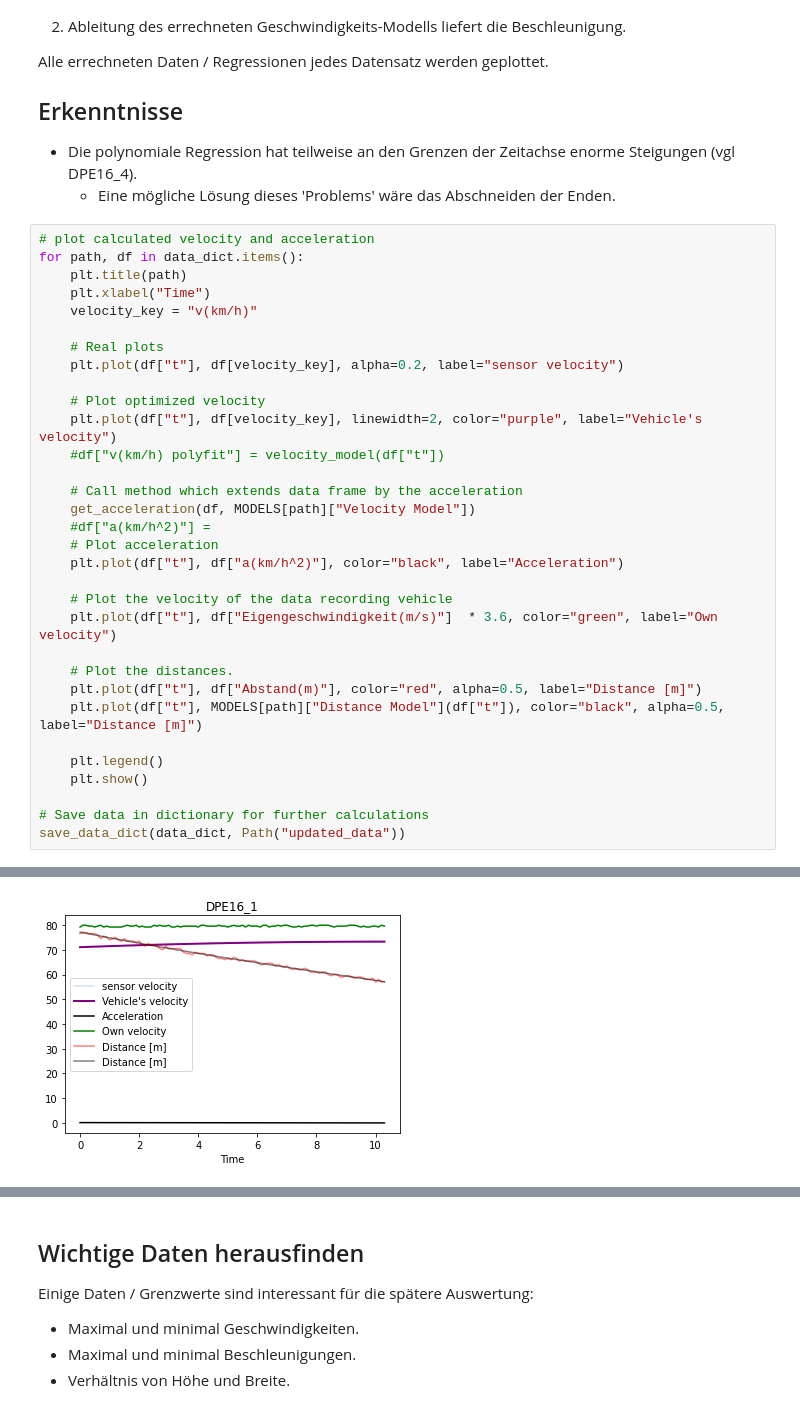
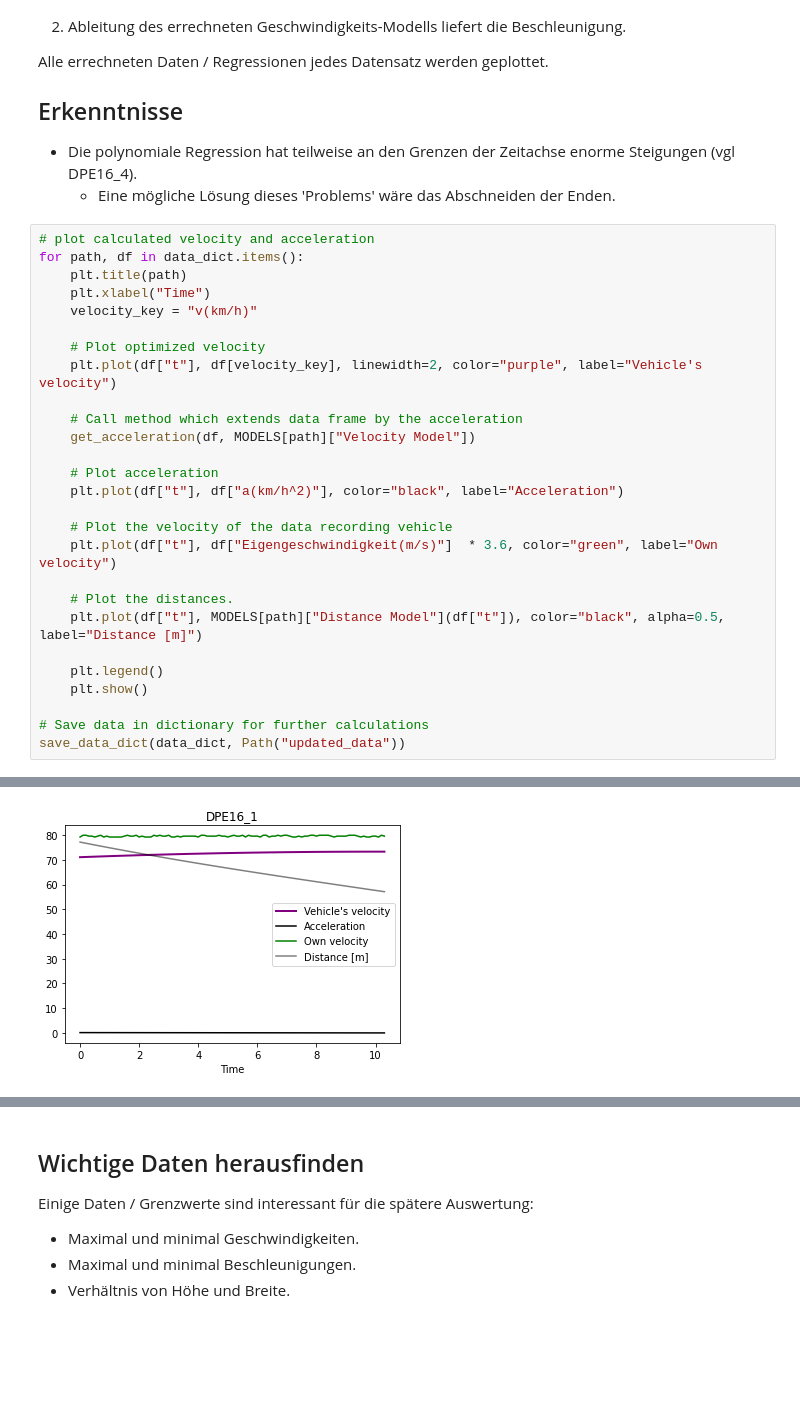
Before and after one commit to JanTSV/Evidenztheorie, a Jupyter notebook: main.ipynb, the cells around one changed output, grey strips where cells are left out. Cells and saved outputs as stored; diff of their text form; blank space fills up the shorter version.

Commit message:
plots cleaned

```diff
--- a/main.ipynb
+++ b/main.ipynb
@@ -179,16 +179,12 @@ for path, df in data_dict.items():
     plt.xlabel("Time")
     velocity_key = "v(km/h)"
 
-    # Real plots
-    plt.plot(df["t"], df[velocity_key], alpha=0.2, label="sensor velocity")
-
     # Plot optimized velocity
     plt.plot(df["t"], df[velocity_key], linewidth=2, color="purple", label="Vehicle's velocity")
-    #df["v(km/h) polyfit"] = velocity_model(df["t"])
 
     # Call method which extends data frame by the acceleration
     get_acceleration(df, MODELS[path]["Velocity Model"])
-    #df["a(km/h^2)"] =
+
     # Plot acceleration
     plt.plot(df["t"], df["a(km/h^2)"], color="black", label="Acceleration")
 
@@ -196,7 +192,6 @@ for path, df in data_dict.items():
     plt.plot(df["t"], df["Eigengeschwindigkeit(m/s)"]  * 3.6, color="green", label="Own velocity")
 
     # Plot the distances.
-    plt.plot(df["t"], df["Abstand(m)"], color="red", alpha=0.5, label="Distance [m]")
     plt.plot(df["t"], MODELS[path]["Distance Model"](df["t"]), color="black", alpha=0.5, label="Distance [m]")
 
     plt.legend()
@@ -212 +207 @@ save_data_dict(data_dict, Path("updated_data"))
-[figure, old version]
+[figure, new version]
```
Also changed, not shown: parts of 1 cell of this notebook.
